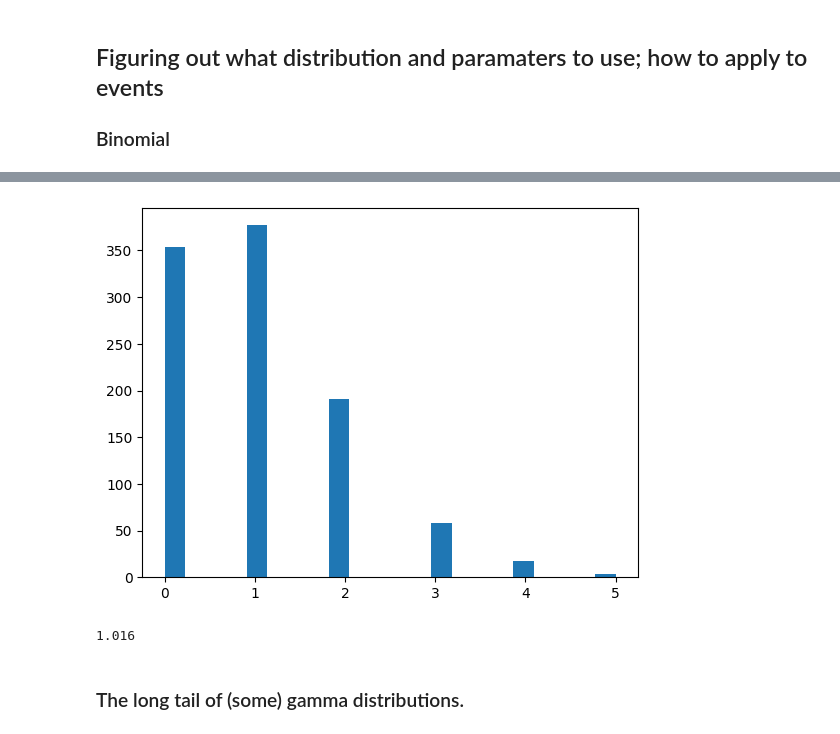
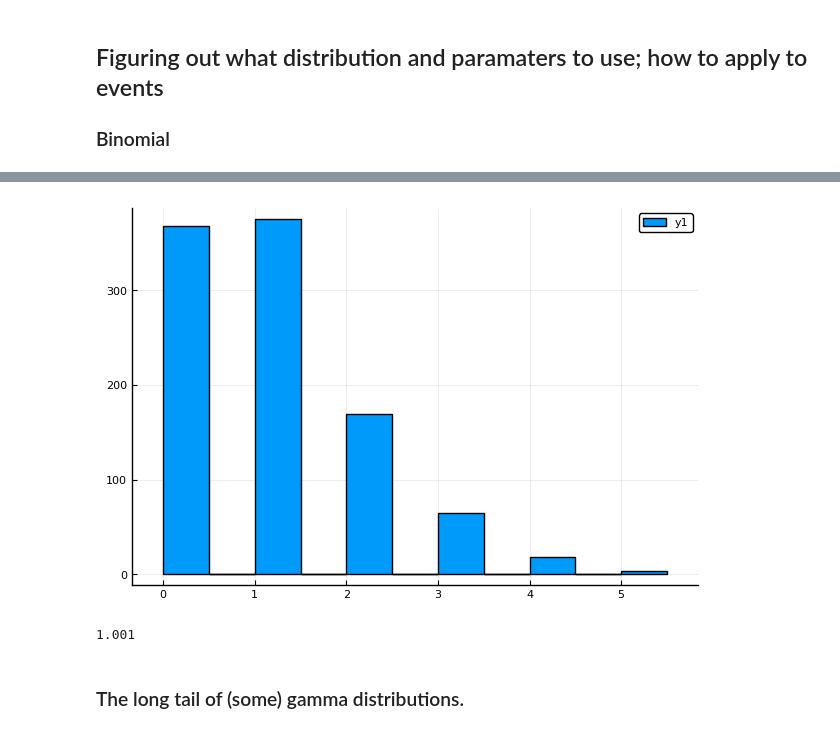
Before and after one commit to lewisl/CovidSim, a Jupyter notebook: prototyping.ipynb, the cells around one changed output, grey strips where cells are left out. Drawn from its saved outputs; the diff is of its cells as text; code cells hidden in the pictures.

```diff
--- a/prototyping.ipynb
+++ b/prototyping.ipynb
@@ -83,11 +95,12 @@ hh = hist(x,22);
 # %%
 dpoiss = Poisson(1)
 x = rand(dpoiss, 1000)
 println(mean(x))
-hist(x,22);
+histogram(x)
+gui()
 # %% [output]
-[figure, old version]
+[figure, new version]
-1.016
+1.001
 # %% [markdown]
 ### The long tail of (some) gamma distributions.
 # %%
```
Also changed, not shown: parts of 9 cells of this notebook, 6 other files.
